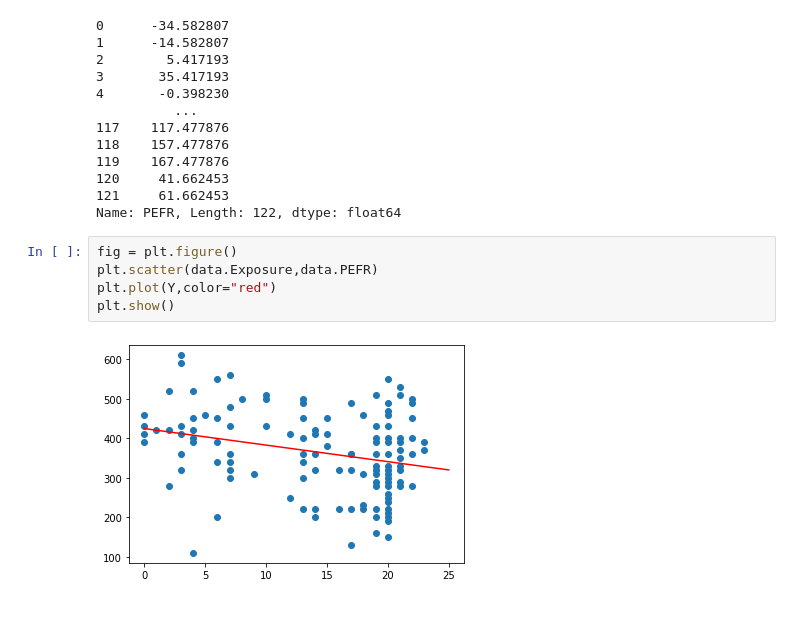
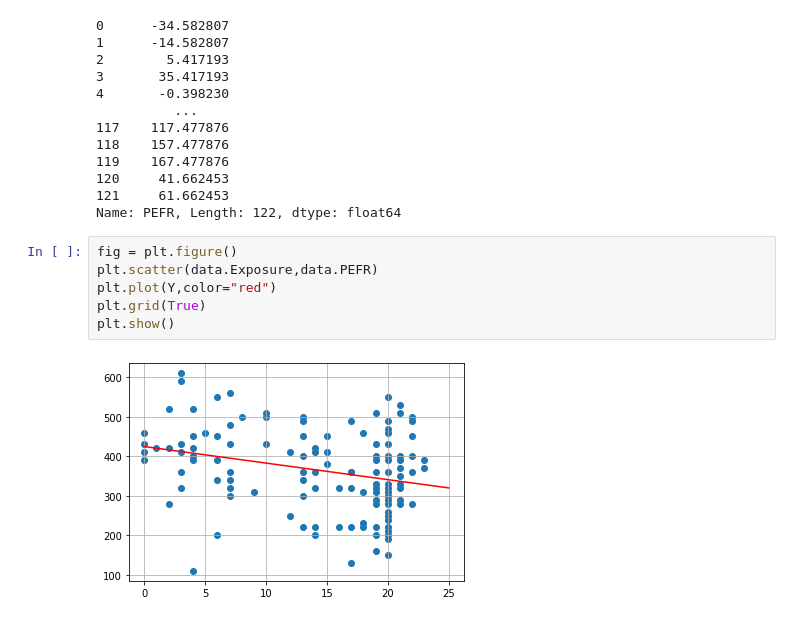
Before and after one commit to TrellixVulnTeam/Curso_AI_EFFP, a Jupyter notebook: linear regression.ipynb, the cells around one changed output. Saved outputs shown, nothing was run; the diff lists cells and outputs as text.

```diff
--- a/linear regression.ipynb
+++ b/linear regression.ipynb
@@ -206,7 +208,8 @@ Name: PEFR, Length: 122, dtype: float64
 # %%
 fig = plt.figure()
 plt.scatter(data.Exposure,data.PEFR)
 plt.plot(Y,color="red")
+plt.grid(True)
 plt.show()
 # %% [output]
-[figure, old version]
+[figure, new version]
```
Also changed, not shown: parts of 1 cell of this notebook.
